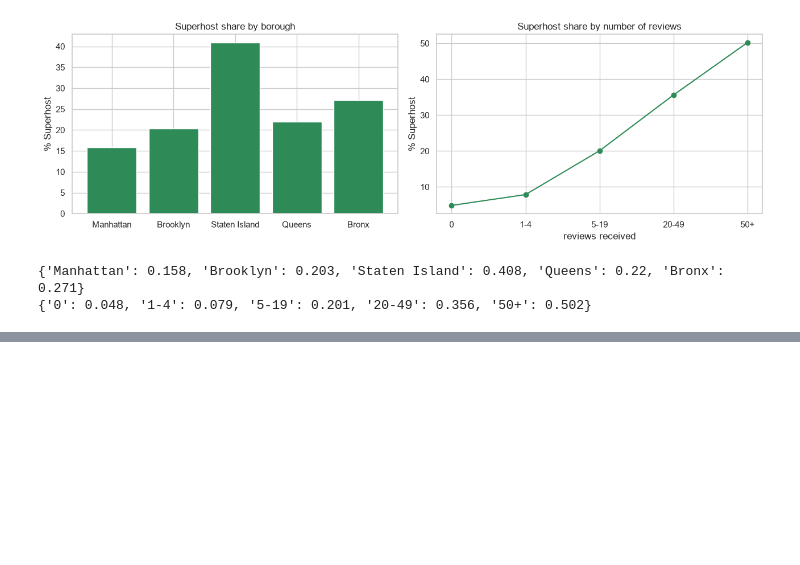
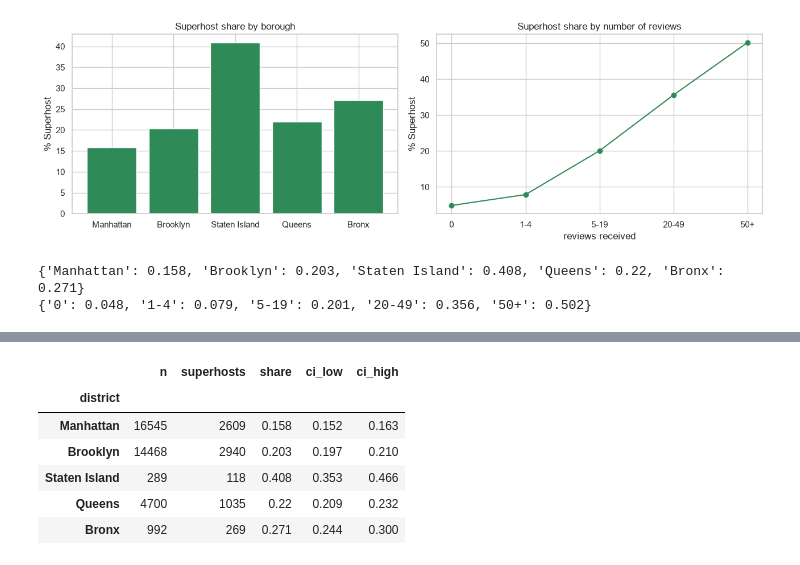
Before and after one commit to alisahann/nyc-airbnb-ds, a Jupyter notebook: notebooks/05_eda.ipynb, the cells around one changed output, grey strips where cells are left out. Saved outputs shown, nothing was run; the diff lists cells and outputs as text; code cells hidden in the pictures; blank space fills up the shorter version.

```diff
--- a/notebooks/05_eda.ipynb
+++ b/notebooks/05_eda.ipynb
@@ -480,0 +559,16 @@ print(by_borough.round(3).to_dict()); print(by_band.round(3).to_dict())
+# %%
+sh_tab = (df[df["host_is_superhost"].notna()]
+            .groupby(df["district"].astype(str))["host_is_superhost"]
+            .agg(n="size", superhosts="sum"))
+sh_tab["share"] = sh_tab["superhosts"] / sh_tab["n"]
+ci = proportion_confint(sh_tab["superhosts"], sh_tab["n"], alpha=0.05, method="wilson")
+sh_tab["ci_low"], sh_tab["ci_high"] = ci
+sh_tab.loc[list(order)].round(3)
+# %% [output]
+|  | n | superhosts | share | ci_low | ci_high |
+| district |  |  |  |  |  |
+| Manhattan | 16545 | 2609 | 0.158 | 0.152 | 0.163 |
+| Brooklyn | 14468 | 2940 | 0.203 | 0.197 | 0.210 |
+| Staten Island | 289 | 118 | 0.408 | 0.353 | 0.466 |
+| Queens | 4700 | 1035 | 0.22 | 0.209 | 0.232 |
+| Bronx | 992 | 269 | 0.271 | 0.244 | 0.300 |
```
Also changed, not shown: parts of 8 cells of this notebook, 1 other file.
